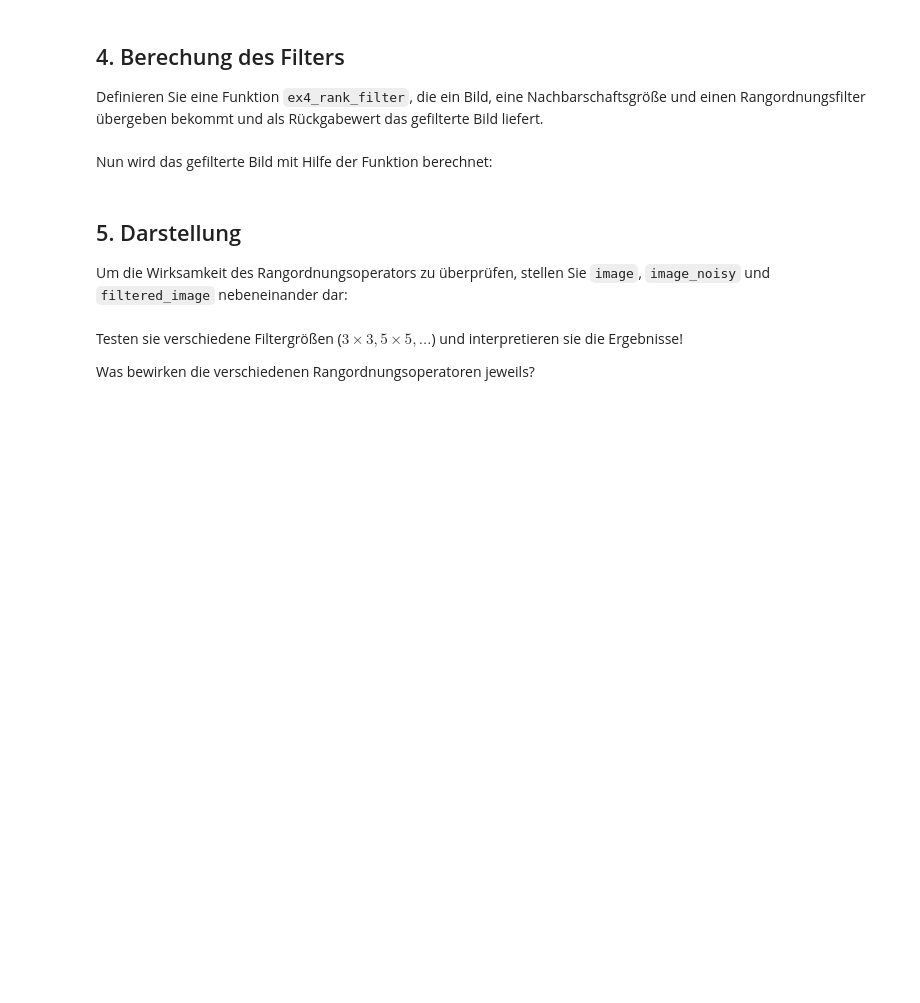
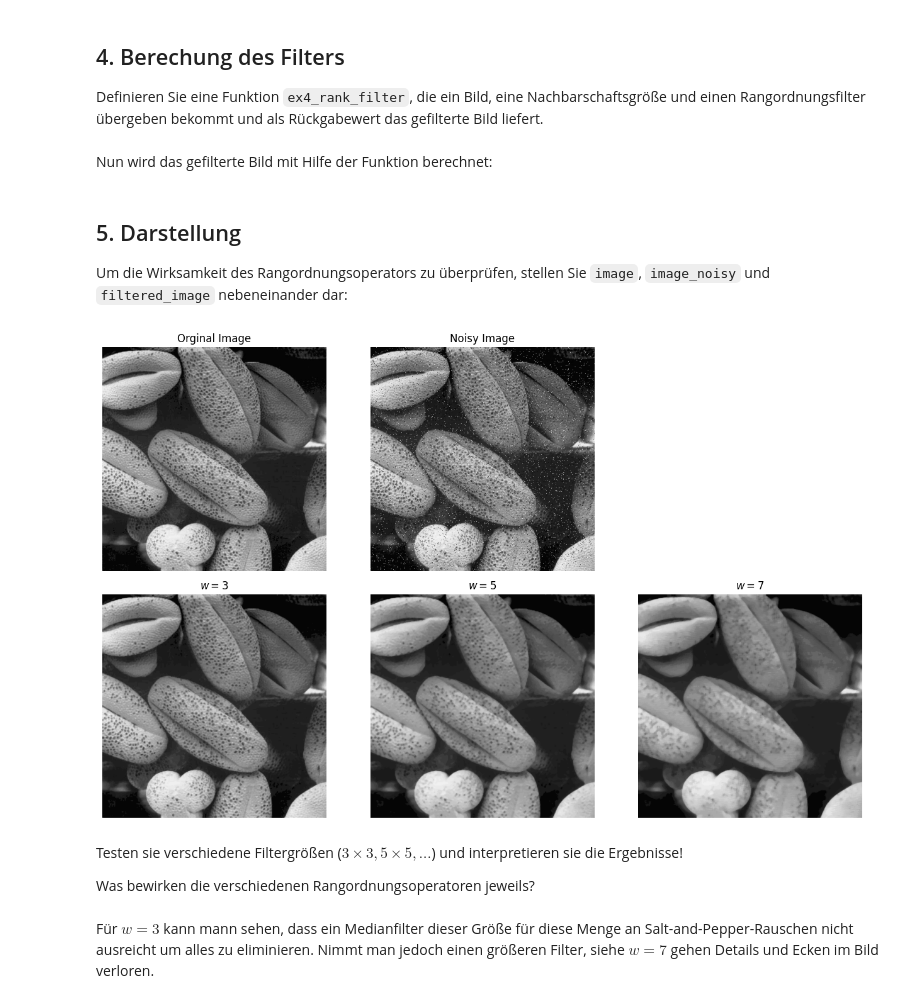
Before and after one commit to FitzWork/university, a Jupyter notebook: computer_vision/ex4/ex4_1.ipynb, the cells around one changed output. Drawn from its saved outputs; the diff is of its cells as text; code cells hidden in the pictures; blank space fills up the shorter version.

```diff
--- a/computer_vision/ex4/ex4_1.ipynb
+++ b/computer_vision/ex4/ex4_1.ipynb
@@ -19,7 +19,7 @@ import imageio
 import numpy as np
 import math
 # %%
-image_filter = 'Bilder/*.jpg'
+image_filter = '../Bilder/*.jpg'
 # %% [markdown]
 ## 1. Definition der Filter
 Definieren Sie zunächst die Filter als Funktionen `max_filter`, `min_filter`, `median_filter`, die eine Auswahl aus einer übergebenen *sortierten* Folge von Grauwerten treffen. Können diese Filter platzsparend als Lambda-Funktionen definiert werden?
@@ -30,6 +34,10 @@ image_path = np.random.choice(glob.glob(image_filter))
 image = imageio.imread(image_path)
 # %% [markdown]
 Für diese Aufgabe ist es wichtig, das Bild im Fließkommaformat vorliegen zu haben. Andernfalls kann der Median nicht immer korrekt berechnet werden. Konvertieren sie `image` zu einer geeigneten Repräsentation:
+# %%
+image = image.astype(np.float32)
+image -= image.min()
+image /= image.max()
 # %% [markdown]
 ## 3. Verrauschen des Bildes
 Um ein realistisches Szenario zu simulieren, wird das Bild nun mit Salt-and-Pepper-Rauschen versehen.
@@ -43,11 +51,24 @@ for _ in range(10000):
 # %% [markdown]
 ## 4. Berechung des Filters
 Definieren Sie eine Funktion `ex4_rank_filter`, die ein Bild, eine Nachbarschaftsgröße und einen Rangordnungsfilter übergeben bekommt und als Rückgabewert das gefilterte Bild liefert.
-# %%
-def ex4_rank_filter(image, w, rank_filter):
-    filtered_image = np.zeros_like(image)
-    ...
-    return filtered_image
+# %%
+def ex4_rank_filter(image, w, rank_filter):
+    filtered_image = np.zeros_like(image)
+    offset = w // 2
+
+    for y in range(filtered_image.shape[0]):
+        for x in range(filtered_image.shape[1]):
+
+            top = max(0, y - offset)
+            bottom = top + w
+            left = max(0, x - offset)
+            right = left + w
+
+            neighborhood = image[top:bottom, left:right].ravel()
+
+            filtered_image[y, x] = rank_filter(sorted(neighborhood))
+
+    return filtered_image
 # %% [markdown]
 Nun wird das gefilterte Bild mit Hilfe der Funktion berechnet:
 # %%
@@ -55,7 +76,27 @@ filtered_image = ex4_rank_filter(image_noisy, 5, median_filter)
 # %% [markdown]
 ## 5. Darstellung
 Um die Wirksamkeit des Rangordnungsoperators zu überprüfen, stellen Sie `image`, `image_noisy` und `filtered_image` nebeneinander dar:
+# %%
+fig, axs = plt.subplots(2, 3, figsize=(13, 8))
+
+axs[0,0].set_title('Orginal Image')
+axs[0,0].imshow(image, cmap='gray', vmin=0, vmax=1)
+axs[0,1].set_title('Noisy Image')
+axs[0,1].imshow(image_noisy, cmap='gray', vmin=0, vmax=1)
+
+for w, ax in zip([3, 5, 7], axs[1]):
+    ax.set_title(f'$w = {w}$')
+    ax.imshow(ex4_rank_filter(image_noisy, w, median_filter), cmap='gray', vmin=0, vmax=1)
+
+for ax in axs.ravel():
+    ax.axis('off')
+fig.tight_layout()
+plt.show()
+# %% [output]
+[figure, added]
 # %% [markdown]
 Testen sie verschiedene Filtergrößen ($3 \times 3, 5 \times 5, \dots$) und interpretieren sie die Ergebnisse!
 
 Was bewirken die verschiedenen Rangordnungsoperatoren jeweils?
+# %% [markdown]
+Für $w=3$ kann mann sehen, dass ein Medianfilter dieser Größe für diese Menge an Salt-and-Pepper-Rauschen nicht ausreicht um alles zu eliminieren. Nimmt man jedoch einen größeren Filter, siehe $w=7$ gehen Details und Ecken im Bild verloren.
```
Also changed, not shown: parts of 1 cell of this notebook, 2 other files.
